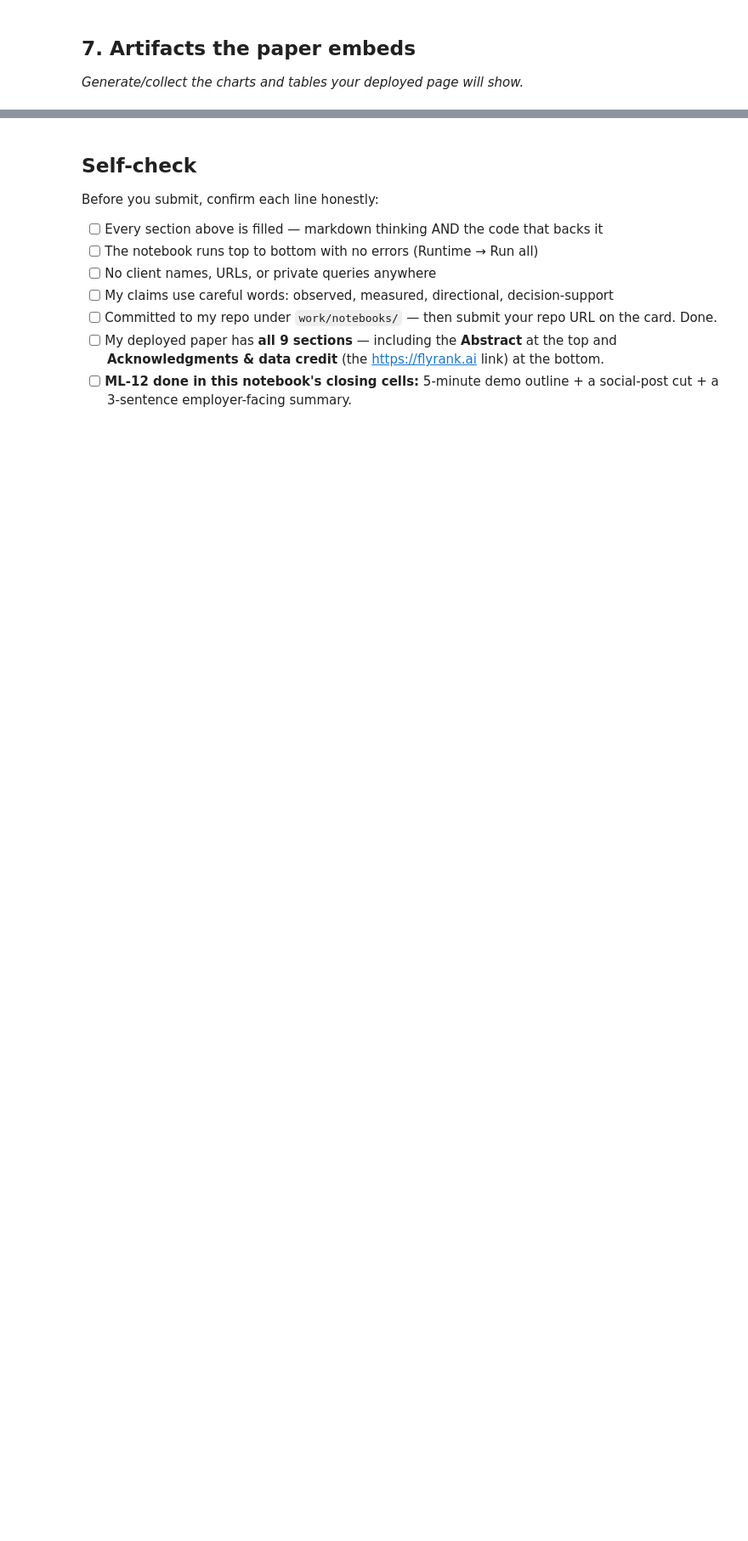
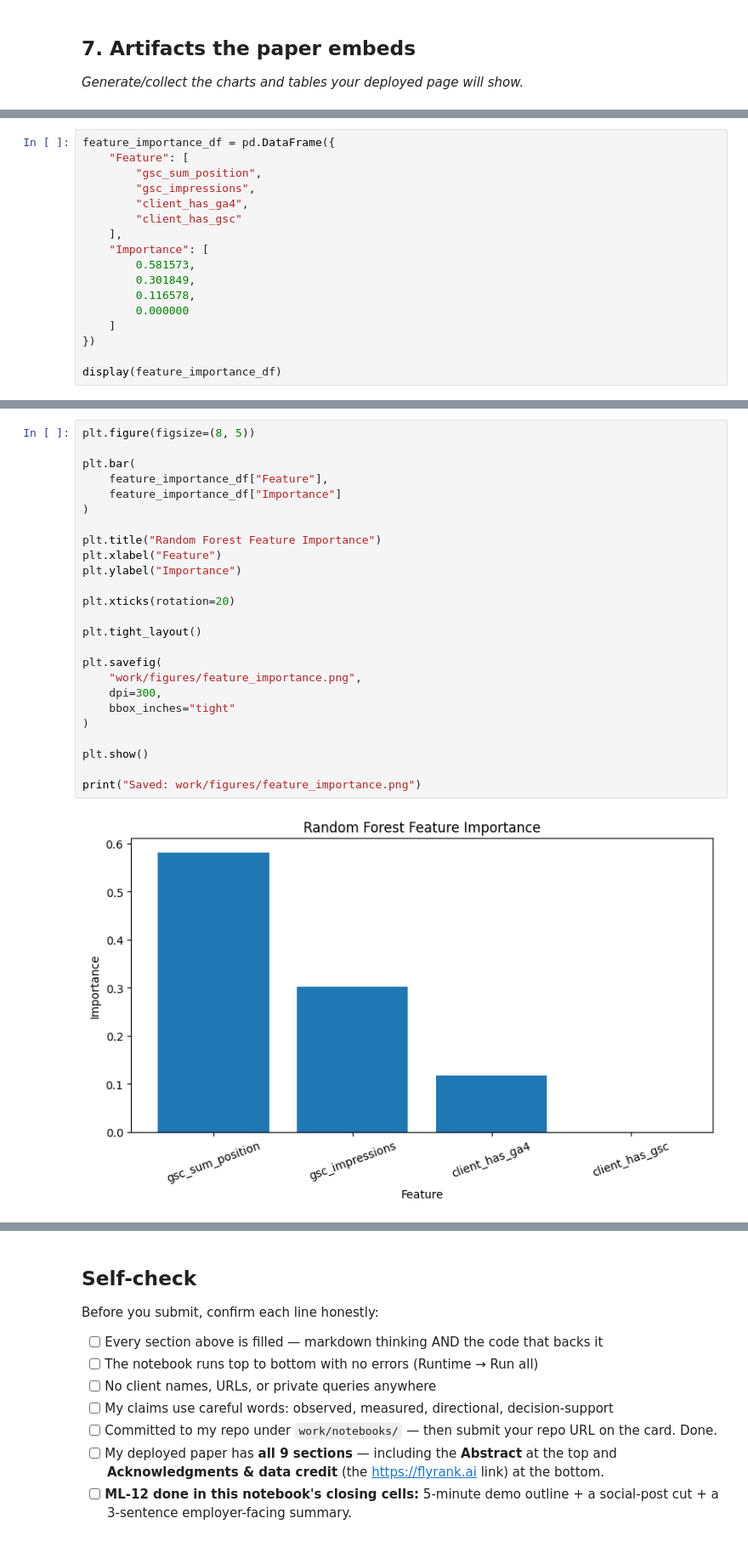
Before and after one commit to Vaib-raksh/Intern-ML, a Jupyter notebook: work/notebooks/capstone.ipynb, the cells around one changed output, grey strips where cells are left out. Shown at 85% size. Saved outputs shown, nothing was run; the diff lists cells and outputs as text; blank space fills up the shorter version.

```diff
--- a/work/notebooks/capstone.ipynb
+++ b/work/notebooks/capstone.ipynb
@@ -399,0 +584,17 @@ Figure saved successfully!
+# %%
+feature_importance_df = pd.DataFrame({
+    "Feature": [
+        "gsc_sum_position",
+        "gsc_impressions",
+        "client_has_ga4",
+        "client_has_gsc"
+    ],
+    "Importance": [
+        0.581573,
+        0.301849,
+        0.116578,
+        0.000000
+    ]
+})
+
+display(feature_importance_df)
@@ -399,0 +607,27 @@ Figure saved successfully!
+# %%
+plt.figure(figsize=(8, 5))
+
+plt.bar(
+    feature_importance_df["Feature"],
+    feature_importance_df["Importance"]
+)
+
+plt.title("Random Forest Feature Importance")
+plt.xlabel("Feature")
+plt.ylabel("Importance")
+
+plt.xticks(rotation=20)
+
+plt.tight_layout()
+
+plt.savefig(
+    "work/figures/feature_importance.png",
+    dpi=300,
+    bbox_inches="tight"
+)
+
+plt.show()
+
+print("Saved: work/figures/feature_importance.png")
+# %% [output]
+[figure, added]
```
Also changed, not shown: parts of 14 cells of this notebook.
